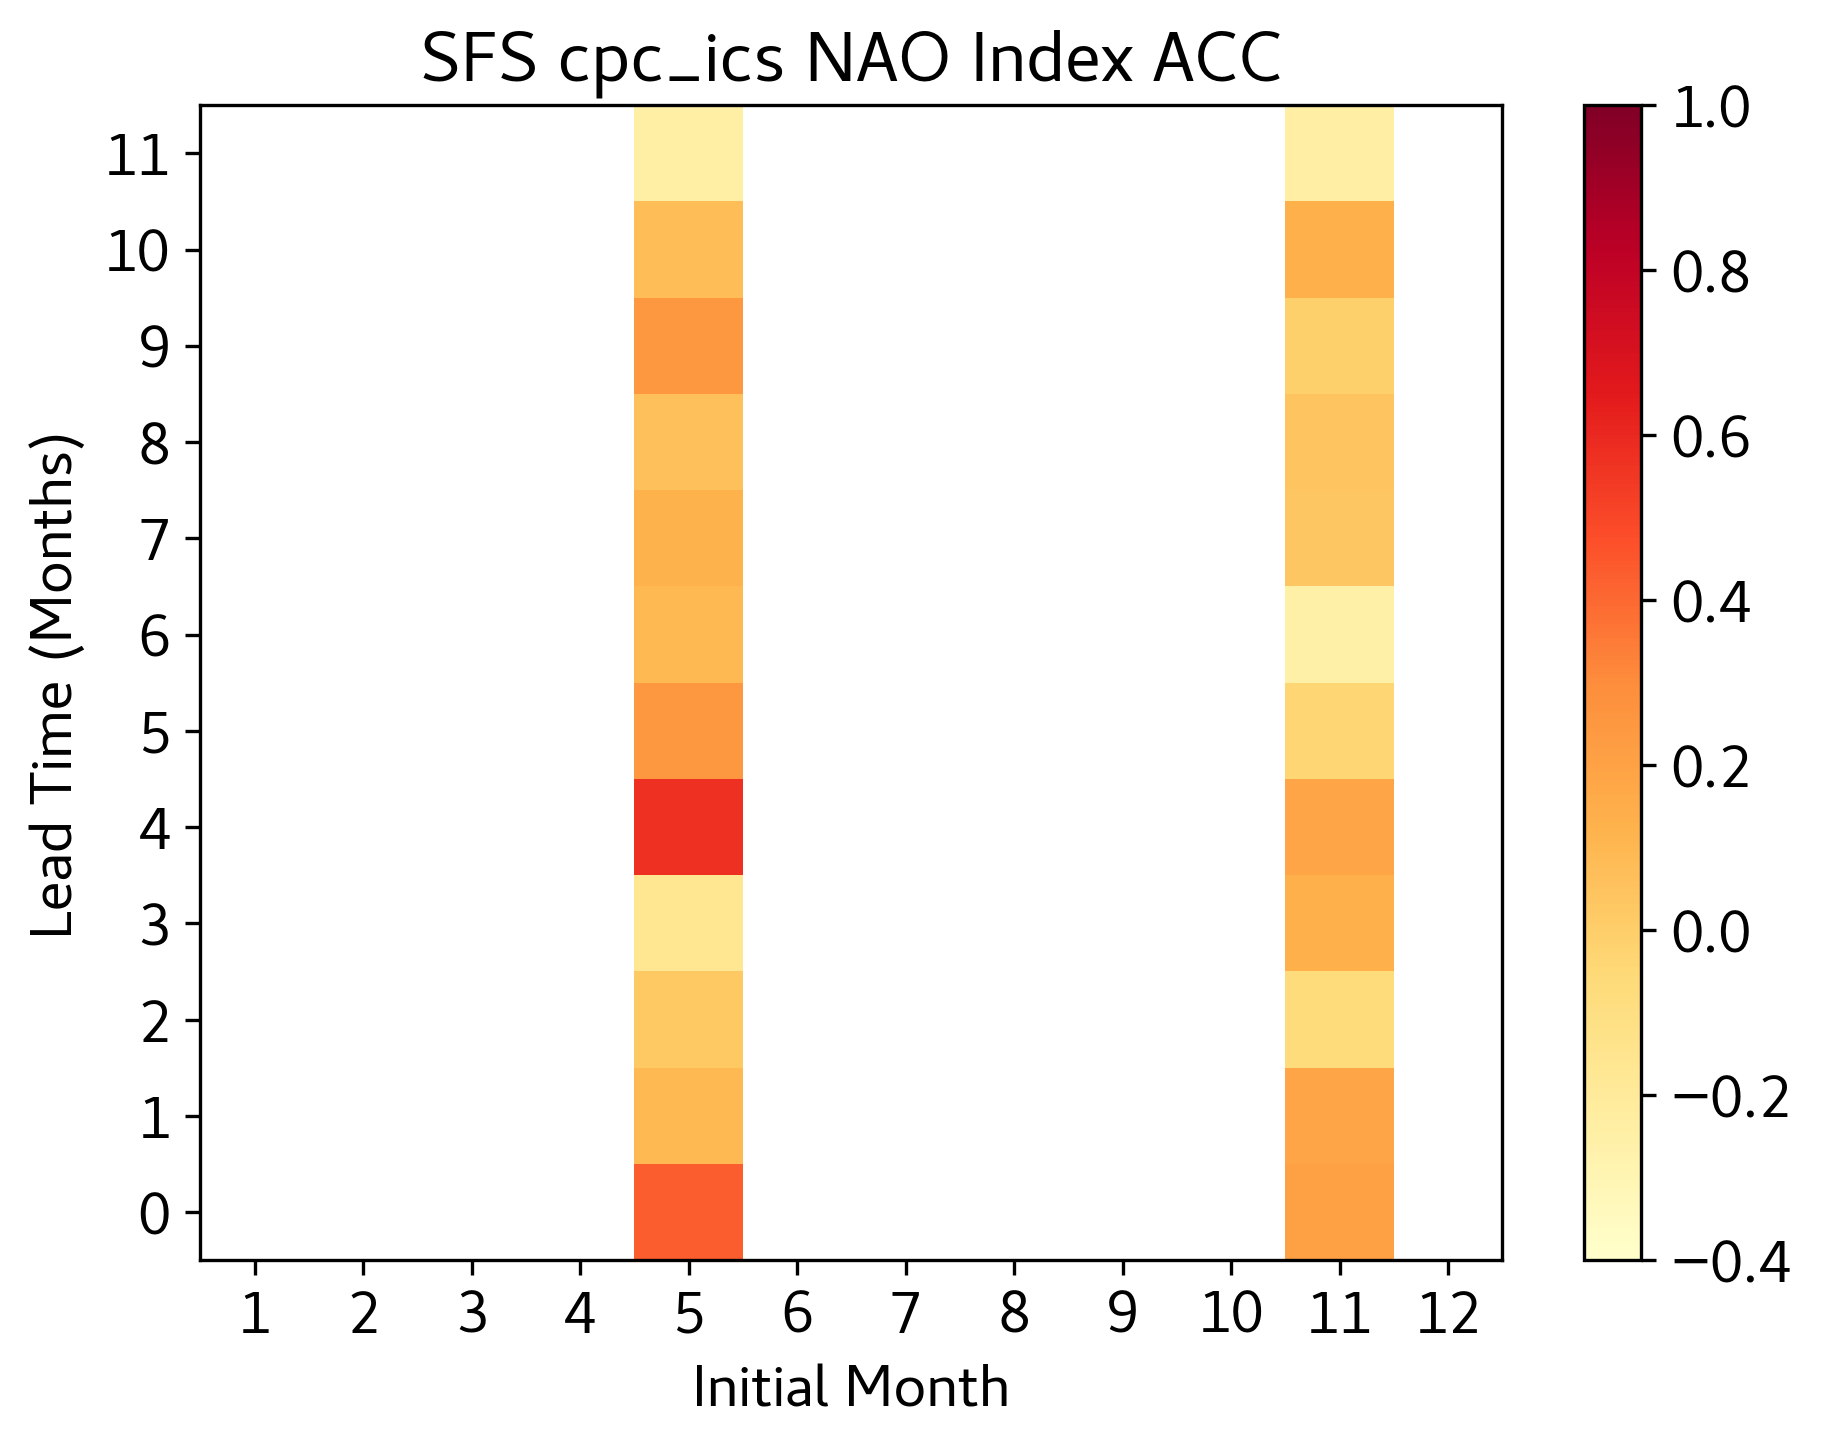
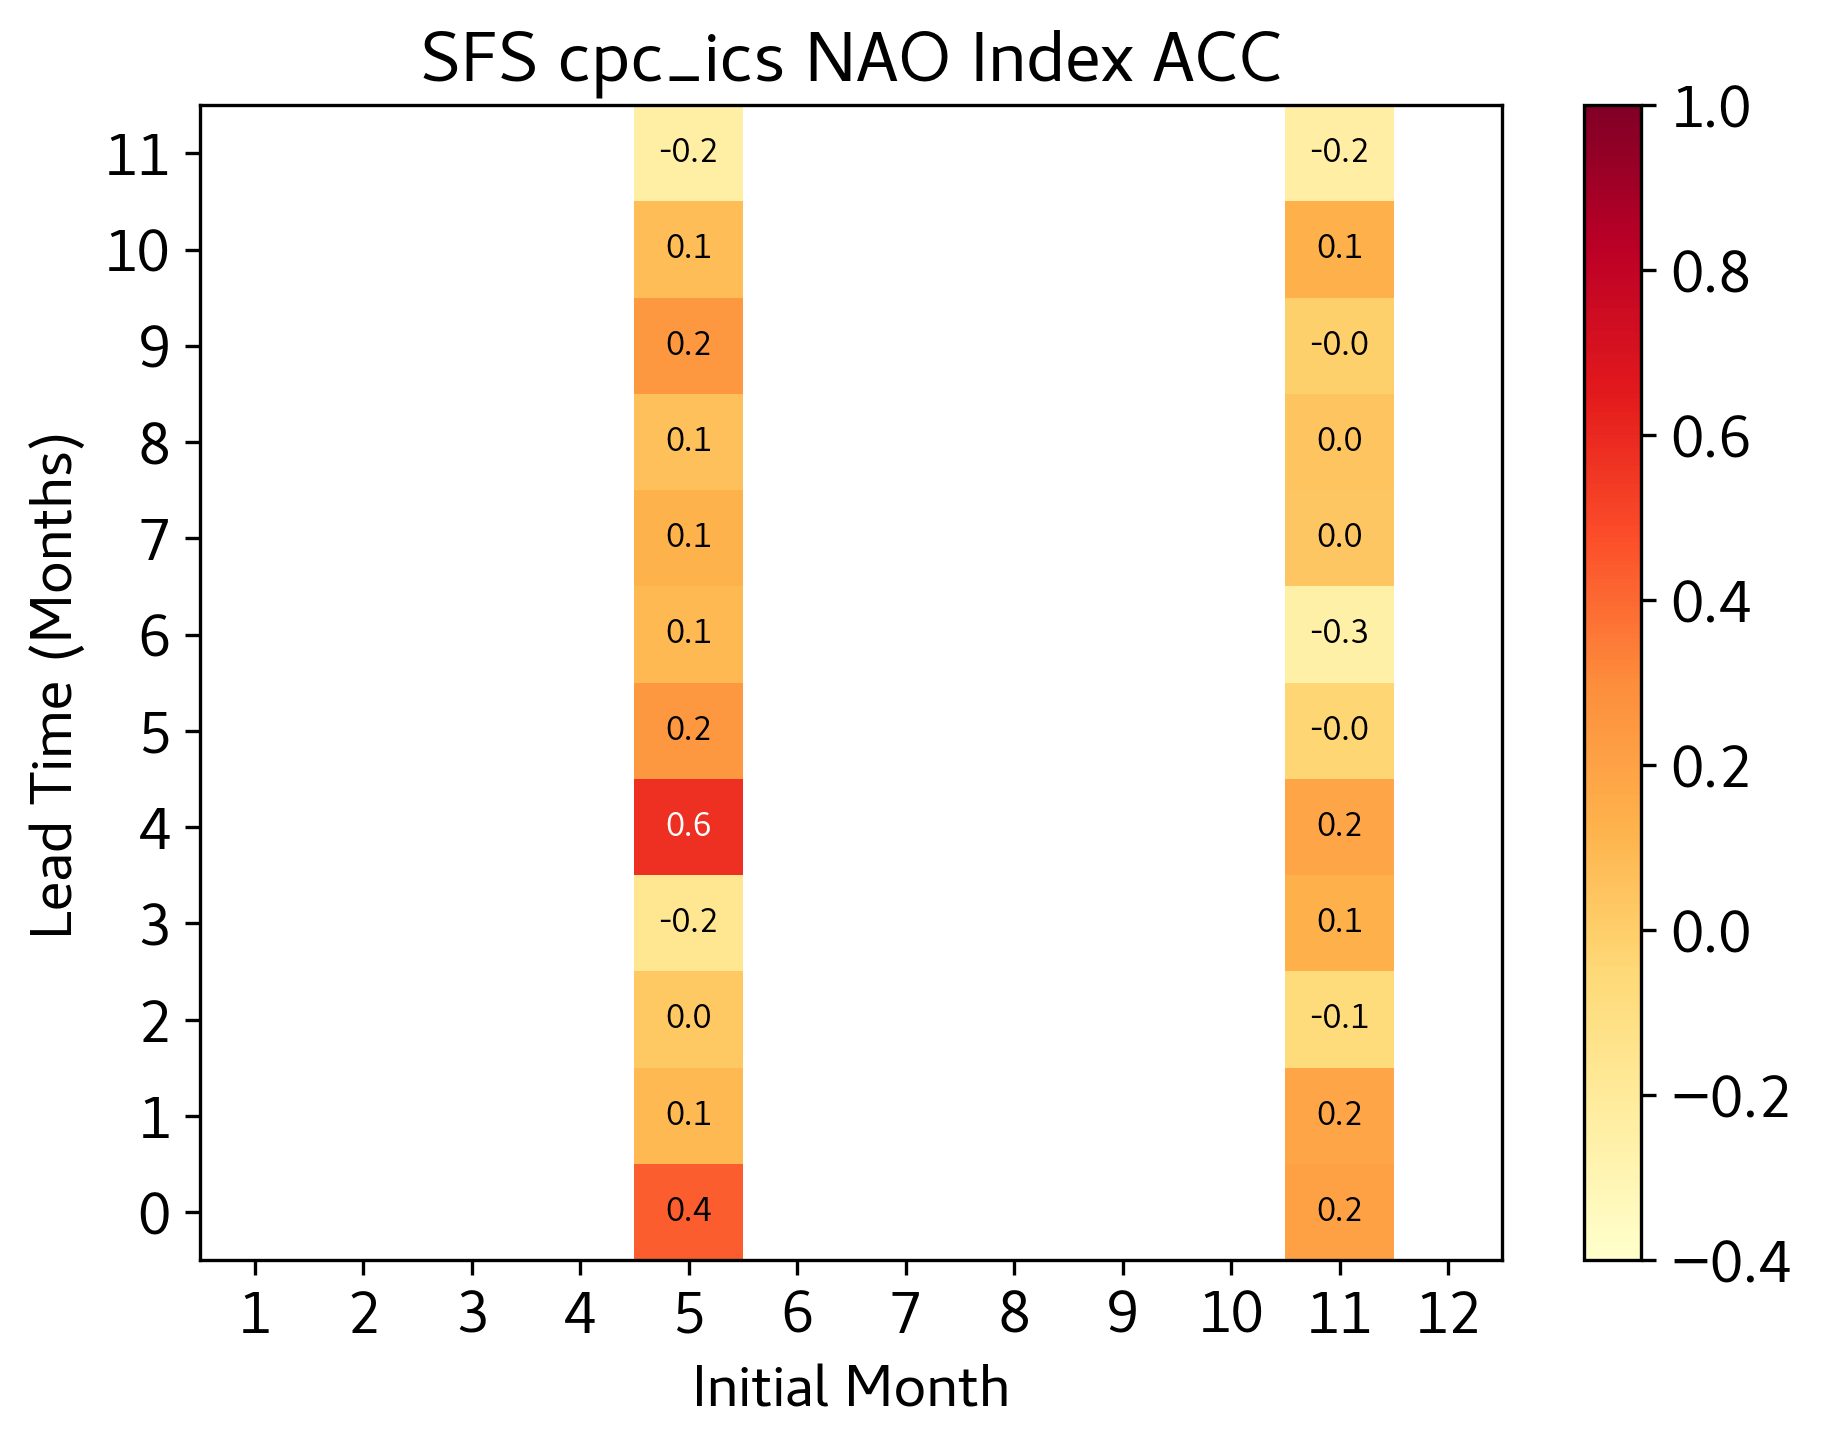
The notebook cell's code change between the first figure and the second:
--- before
+++ after
@@ -23,2 +23,21 @@
 plt.xlabel("Initial Month")
 plt.ylabel("Lead Time (Months)")
+
+## Add value labels
+
+for i in range(skill_mesh.shape[0]):
+    for j in range(skill_mesh.shape[1]):
+        # Center the text in the middle of the cell
+        text_x = j + 0.5
+        text_y = i + 0.5
+        
+        # Calculate text color dynamically (white for dark backgrounds, black for light)
+        val = skill_mesh[i, j]
+        bg_color = pcm.cmap(pcm.norm(val))
+        luminance = 0.299 * bg_color[0] + 0.587 * bg_color[1] + 0.114 * bg_color[2]
+        text_color = 'white' if luminance < 0.5 else 'black'
+        
+        if not np.isnan(val):       
+            ax.text(text_x, text_y, f"{val:.1f}", 
+                    ha='center', va='center', 
+                    color=text_color, fontweight='light', fontsize=8)

Commit: add value labels to ACC mesh plots